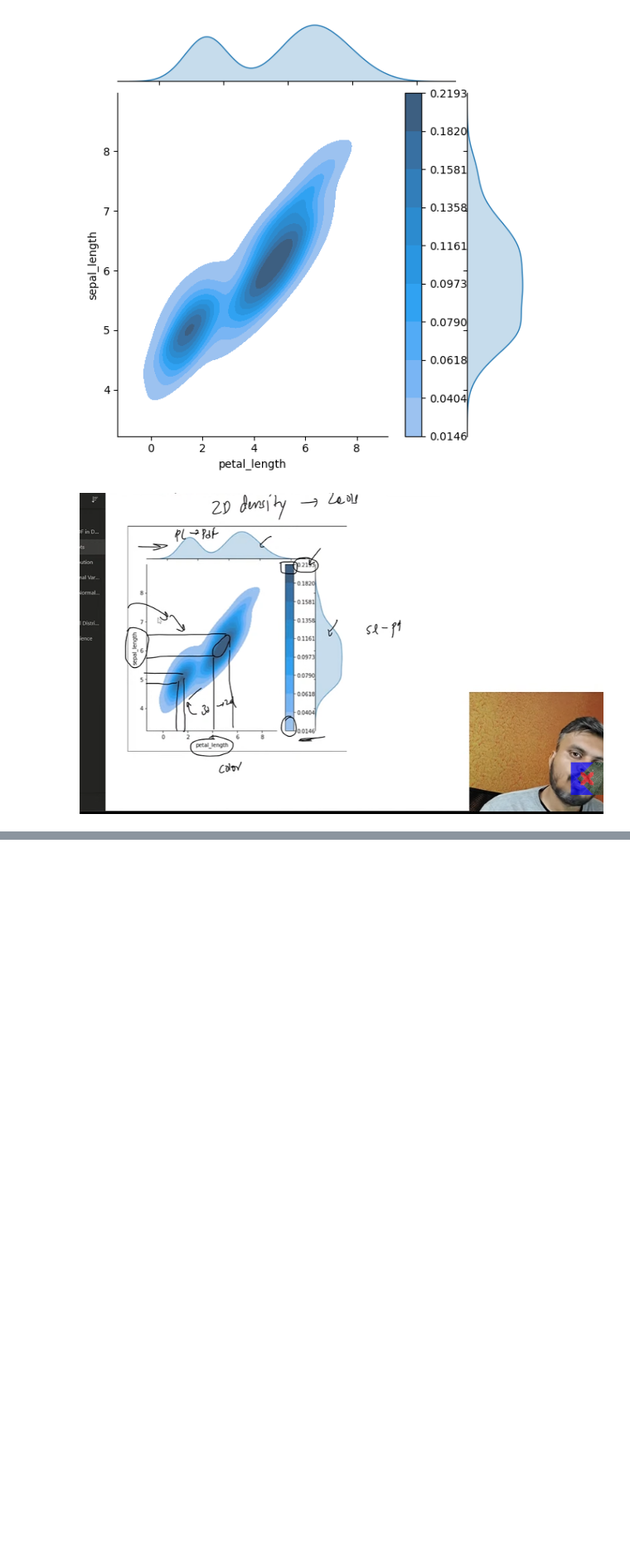
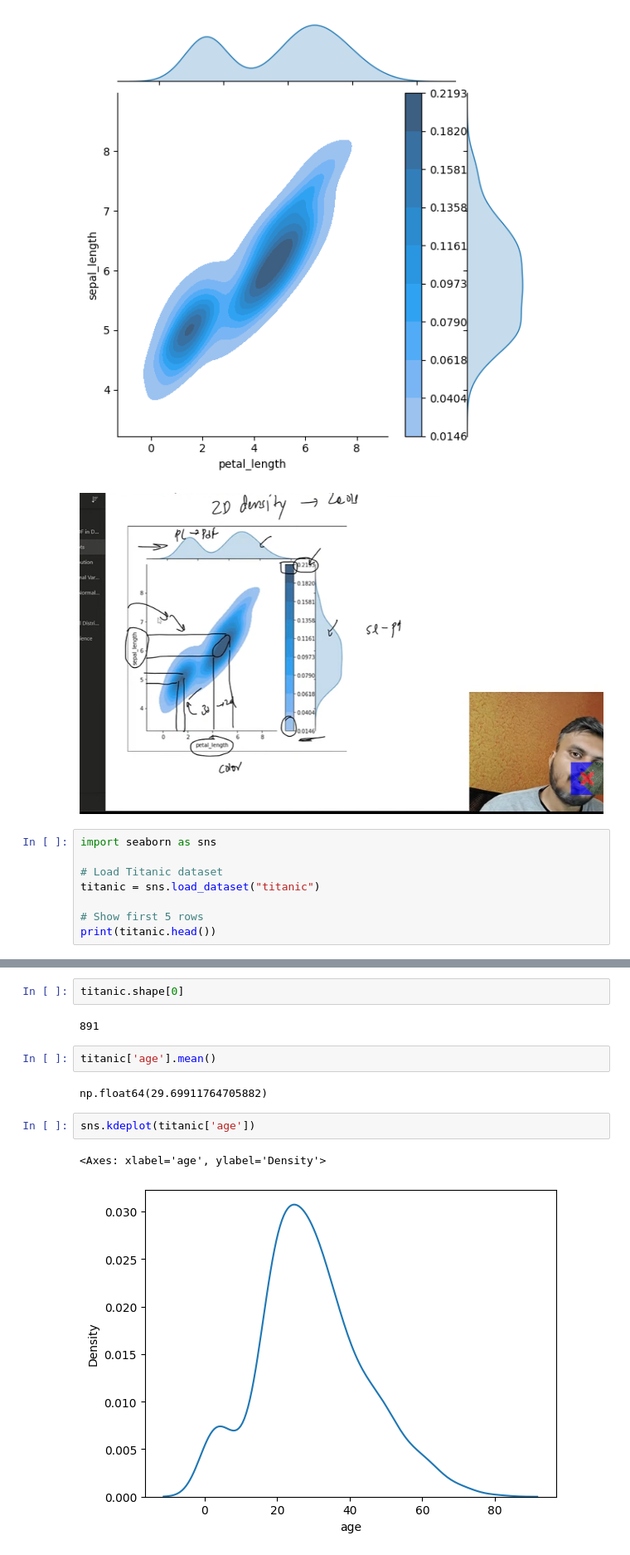
Before and after one commit to UKD1211/DataScience_Slogbook_ISI_placement_prep, a Jupyter notebook: pdf_&_normaldist_stat_4.ipynb, the cells around one changed output, grey strips where cells are left out. Shown at 83% size. Drawn from its saved outputs; the diff is of its cells as text; blank space fills up the shorter version.

```diff
--- a/pdf_&_normaldist_stat_4.ipynb
+++ b/pdf_&_normaldist_stat_4.ipynb
@@ -57,3 +57,11 @@ sns.jointplot(data=df, x='petal_length', y='sepal_length', kind = "kde",fill=Tru
 [figure]
 # %% [markdown]
 ![image.png](embedded-picture-1)
+# %%
+import seaborn as sns
+
+# Load Titanic dataset
+titanic = sns.load_dataset("titanic")
+
+# Show first 5 rows
+print(titanic.head())
@@ -59,0 +82,13 @@ sns.jointplot(data=df, x='petal_length', y='sepal_length', kind = "kde",fill=Tru
+# %%
+titanic.shape[0]
+# %% [output]
+891
+# %%
+titanic['age'].mean()
+# %% [output]
+np.float64(29.69911764705882)
+# %%
+sns.kdeplot(titanic['age'])
+# %% [output]
+<Axes: xlabel='age', ylabel='Density'>
+[figure, added]
```
Also changed, not shown: parts of 9 cells of this notebook.
